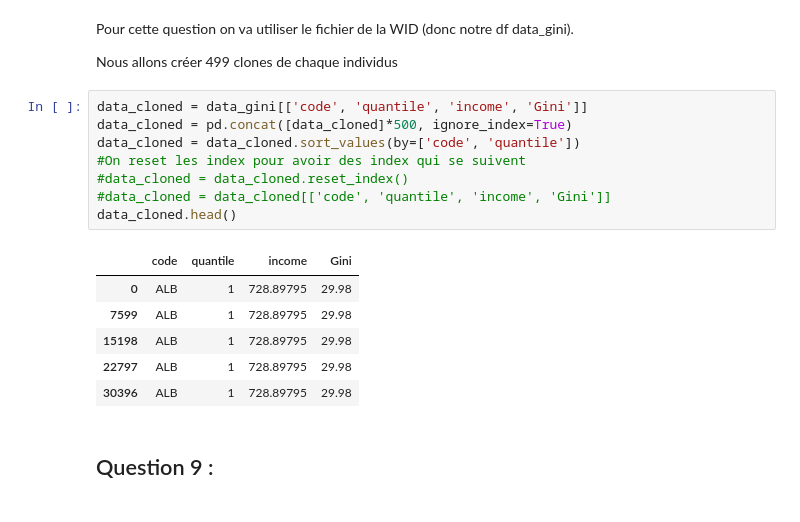
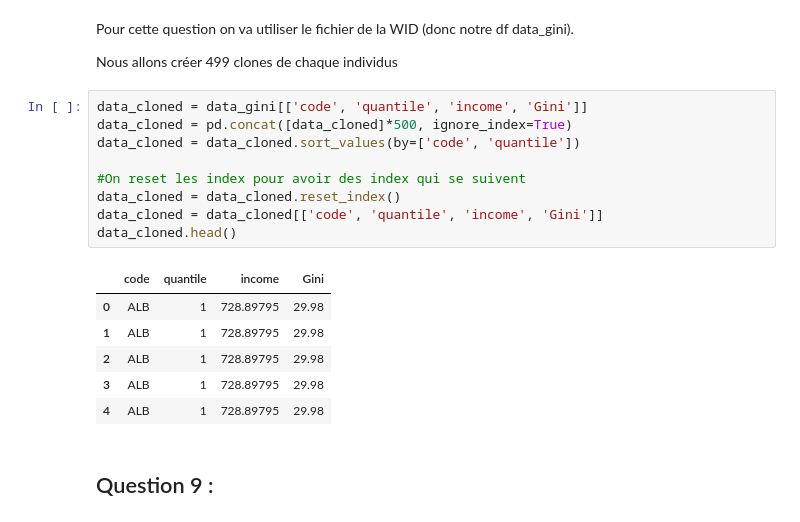
Before and after one commit to Julien-paulet/Projet_7, a Jupyter notebook: Effectuez_une_prediction_de_revenus_main_file.ipynb, the cells around one changed output. Saved outputs shown, nothing was run; the diff lists cells and outputs as text.

```diff
--- a/Effectuez_une_prediction_de_revenus_main_file.ipynb
+++ b/Effectuez_une_prediction_de_revenus_main_file.ipynb
@@ -636,18 +636,19 @@ sample = None
 # %%
 data_cloned = data_gini[['code', 'quantile', 'income', 'Gini']]
 data_cloned = pd.concat([data_cloned]*500, ignore_index=True)
 data_cloned = data_cloned.sort_values(by=['code', 'quantile'])
+
 #On reset les index pour avoir des index qui se suivent
-#data_cloned = data_cloned.reset_index()
-#data_cloned = data_cloned[['code', 'quantile', 'income', 'Gini']]
+data_cloned = data_cloned.reset_index()
+data_cloned = data_cloned[['code', 'quantile', 'income', 'Gini']]
 data_cloned.head()
 # %% [output]
 |  | code | quantile | income | Gini |
 | 0 | ALB | 1 | 728.89795 | 29.98 |
-| 7599 | ALB | 1 | 728.89795 | 29.98 |
-| 15198 | ALB | 1 | 728.89795 | 29.98 |
-| 22797 | ALB | 1 | 728.89795 | 29.98 |
-| 30396 | ALB | 1 | 728.89795 | 29.98 |
+| 1 | ALB | 1 | 728.89795 | 29.98 |
+| 2 | ALB | 1 | 728.89795 | 29.98 |
+| 3 | ALB | 1 | 728.89795 | 29.98 |
+| 4 | ALB | 1 | 728.89795 | 29.98 |
 # %% [markdown]
 ## Question 9 :
 # %% [markdown]
```
Also changed, not shown: parts of 11 cells of this notebook.
